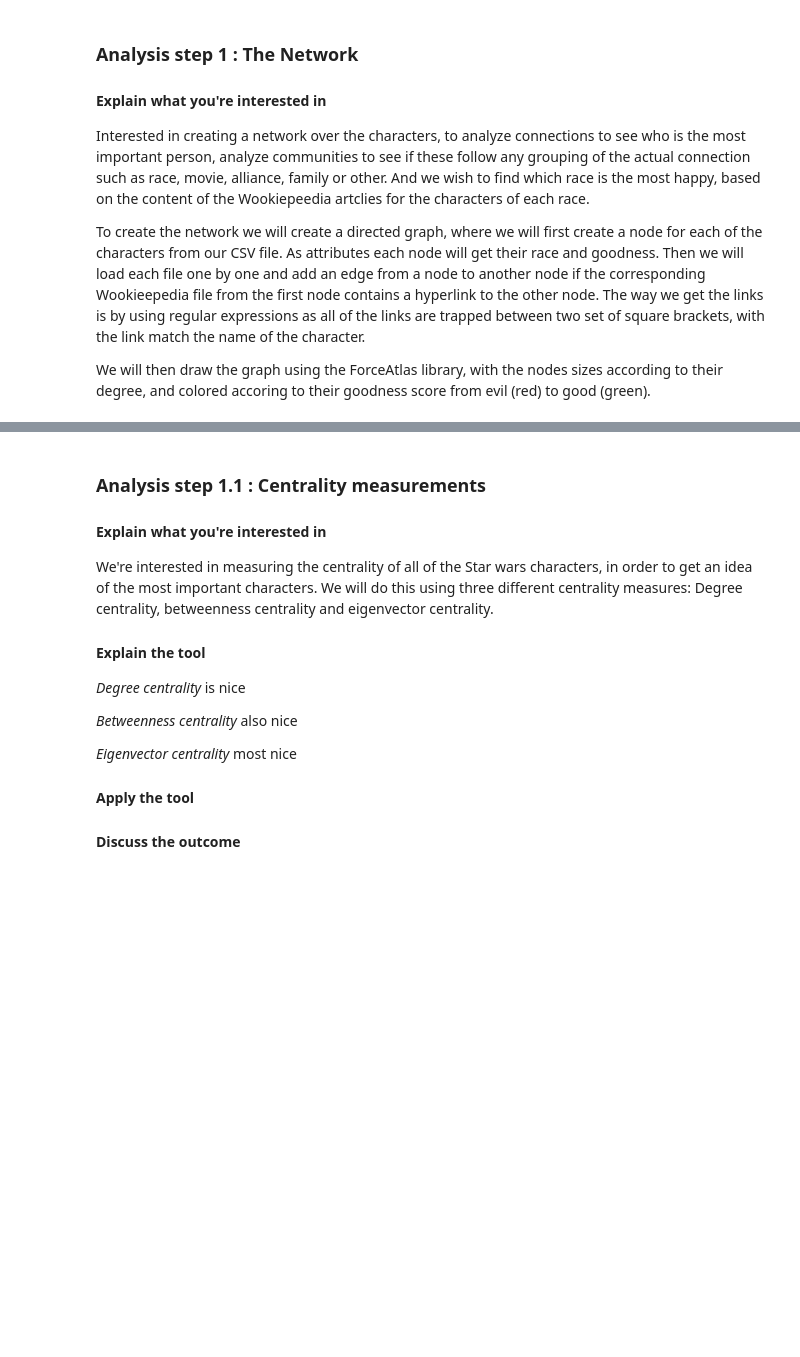
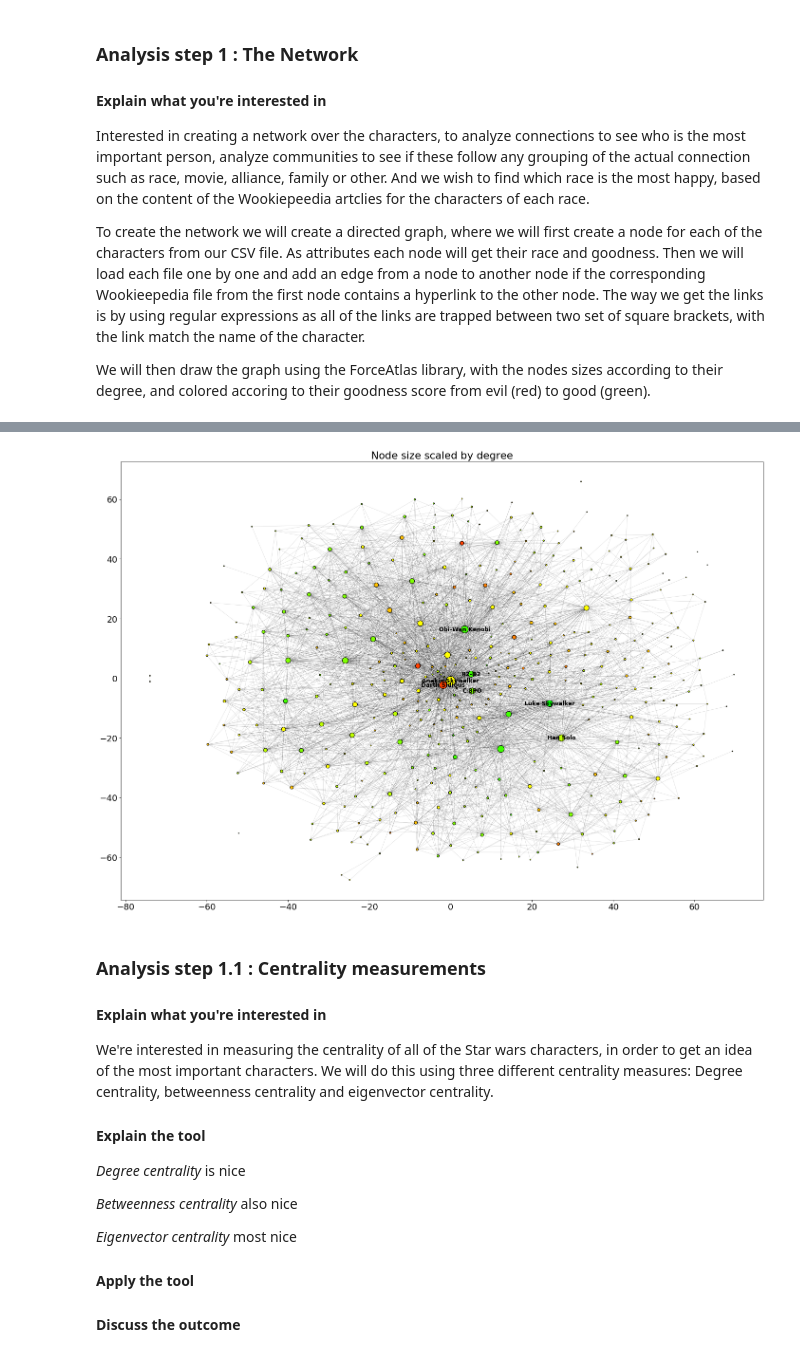
Before and after one commit to JacobPjetursson/Social_Graphs_Wookiepedia, a Jupyter notebook: ExplainersNoteBook.ipynb, the cells around one changed output, grey strips where cells are left out. Drawn from its saved outputs; the diff is of its cells as text; code cells hidden in the pictures; blank space fills up the shorter version.

Commit message:
Plz don't override again

```diff
--- a/ExplainersNoteBook.ipynb
+++ b/ExplainersNoteBook.ipynb
@@ -56,0 +250,20 @@ So in total we ended up with a CSV file containing 407 rows and four columns (Na
+# %%
+# Creating CVS file containing Name, Wookiepedia link, Species and Goodness Score
+with open('starwarscharacters.csv', 'w+') as csvfile:
+    fieldnames = ['name','wookieepedia_name', 'species', 'goodness']
+    writer = csv.DictWriter(csvfile, fieldnames=fieldnames)
+    writer.writeheader()
+    for name in charDict.keys() :
+        wookieename = name.replace(" ", "_")
+        newName = name.split("/")[0]
+        writer.writerow({'name': newName.encode("utf-8"),
+                         'wookieepedia_name': wookieename.encode("utf-8"),
+                         'species' : char_species_dict[name], 'goodness' : char_goodness_dict[name]})
+
+# Saving all Wookieepedia articles on disk
+for name, text in charDict.items():
+    fileName = name.replace(" ", "_")
+    fileName = fileName.split("/")[0]
+    f = open("./Wookiepediafiles/" + fileName + ".txt", "w+")
+    f.write(text.encode("utf-8"))
+    f.close()
@@ -135,6 +351,6 @@ positions = forceatlas2.forceatlas2_networkx_layout(G_undir, pos=None, iteration
 # %%
 # Drawing the graph
-plt.figure(figsize=(20,12))
+plt.figure(figsize=(20,14))
 plt.title("Node size scaled by degree")
 
 
@@ -153,33 +369,36 @@ while(red > 0) :
     red -= stepSize
     if red < 0 :
         red = 0
     colorScale.append(('#%02x%02x%02x' % (red, green, 0)))
 
 # Setting up datastructure used for the drawing
 sizemap_degree = []
 colormap = []
 for node in G_undir:
     sizemap_degree.append(G.degree(node, weight="weight") + 2)
     idx = G.node[node]['goodness']+3
     colormap.append(colorScale[idx])
 
 nodelist = [node for node in G_undir.nodes]
 edgelist = [edge for edge in G_undir.edges]
 
 # Adding labels for the most important characters
 labelNodes = ["Anakin Skywalker", "Obi-Wan Kenobi", "R2-D2", "C-3PO", "Darth Sidious", "Luke Skywalker", "Han Solo"]
 labels = {}
 for node in nodelist :
     if node in labelNodes :
         labels[node] = node
     else :
         labels[node] = ""
 
 # Drawing the nodes, edges and selected labels
+# If labels overlap try running forceatlas again
 nx.draw_networkx_nodes(G_undir, positions, with_labels=False, nodelist=nodelist, node_color=colormap, edgecolors="black", node_size=sizemap_degree)
 nx.draw_networkx_edges(G_undir, positions, alpha=0.2, edge_color="black", width=0.5, edgelist=edgelist)
 nx.draw_networkx_labels(G_undir,pos=positions, labels = labels, font_color = "black", font_weight = "bold")
 plt.show()
+# %% [output]
+[figure, added]
 # %% [markdown]
 ### Analysis step 1.1 : Centrality measurements
 
```
Also changed, not shown: parts of 29 cells of this notebook.
